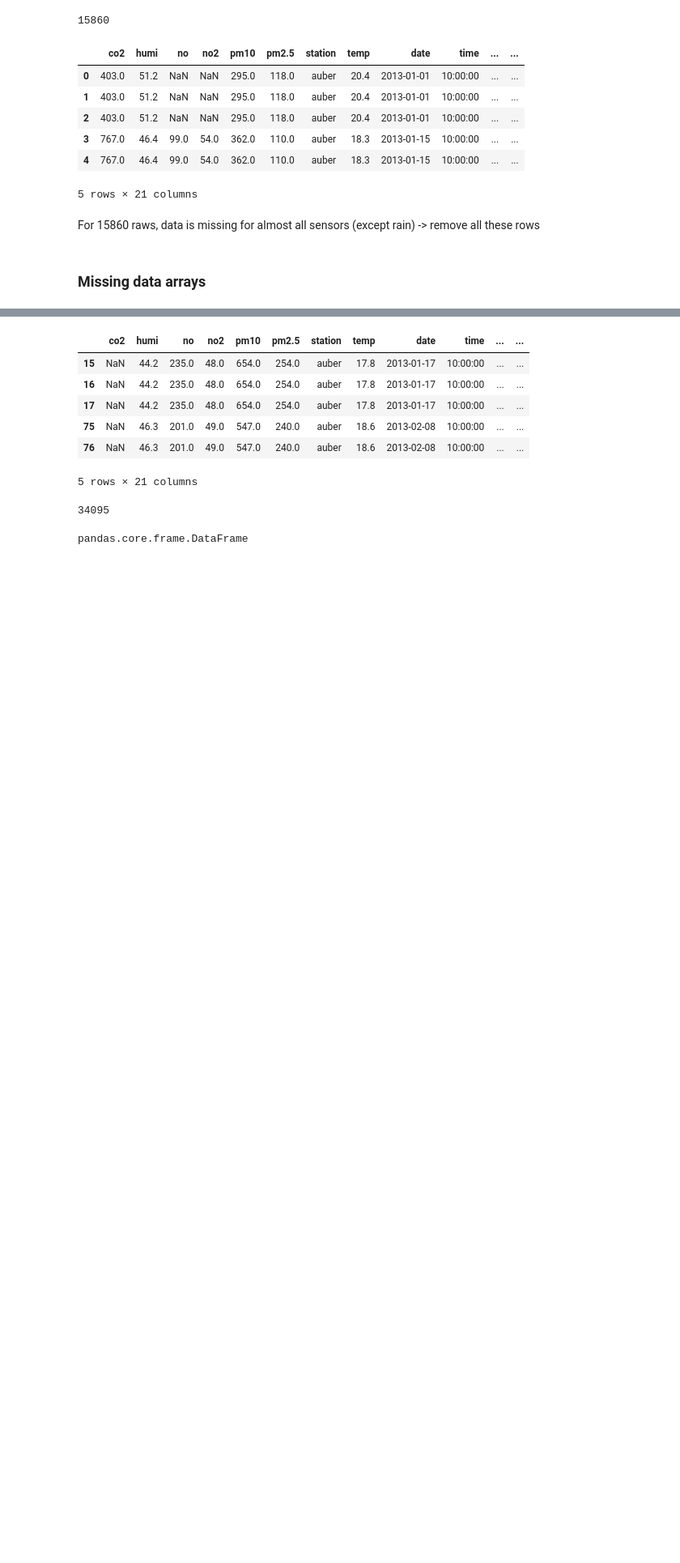
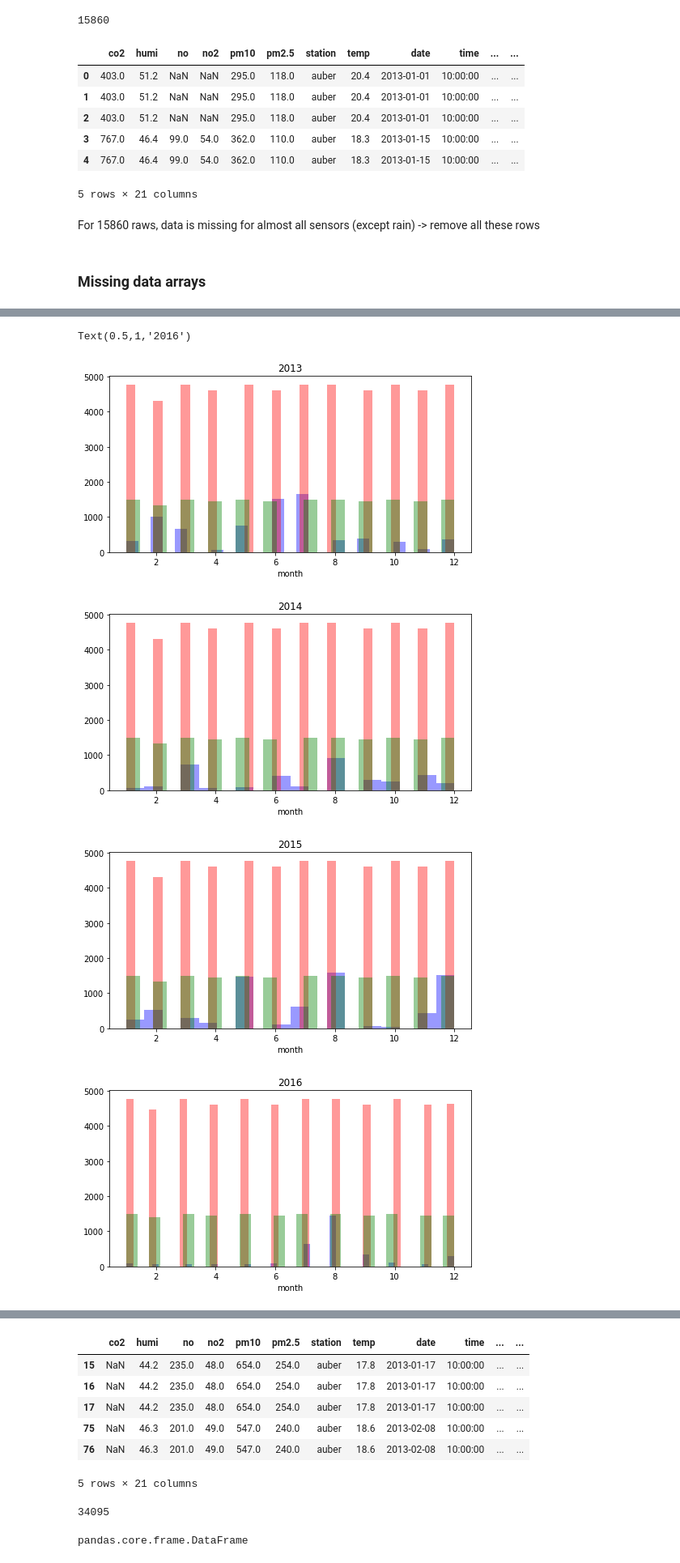
Before and after one commit to MrMey/underground_air_quality_analysis, a Jupyter notebook: Missing_data_analysis_1.ipynb, the cells around one changed output, grey strips where cells are left out. Shown: that part at 81% size. Drawn from its saved outputs; the diff is of its cells as text; code cells hidden in the pictures; blank space fills up the shorter version.

```diff
--- a/Missing_data_analysis_1.ipynb
+++ b/Missing_data_analysis_1.ipynb
@@ -121,0 +142,45 @@ TypeError: invalid type comparison
+# %%
+missing_data_2013 = missing_data[missing_data['date'] < "2014-01-01"]
+missing_data_2014 = missing_data[missing_data['date'] < "2015-01-01"]
+missing_data_2014 = missing_data_2014[missing_data_2014['date'] > "2013-12-31"]
+missing_data_2015 = missing_data[missing_data['date'] < "2016-01-01"]
+missing_data_2015 = missing_data_2015[missing_data_2015['date'] > "2014-12-31"]
+missing_data_2016 = missing_data[missing_data['date'] < "2017-01-01"]
+missing_data_2016 = missing_data_2016[missing_data_2016['date'] > "2015-12-31"]
+missing_data_2017 = missing_data[missing_data['date'] < "2018-01-01"]
+missing_data_2017 = missing_data_2017[missing_data_2017['date'] > "2016-12-31"]
+# %%
+
+#2013
+fig, ax = plt.subplots(figsize=(8,4))
+sns.distplot(missing_data_2013[missing_data_2013['station'] == 'auber']['month'], ax = ax, kde = False, color='blue', label = 'Auber')
+sns.distplot(missing_data_2013[missing_data_2013['station'] == 'chatelet']['month'], ax = ax, kde = False, color='red')
+sns.distplot(missing_data_2013[missing_data_2013['station'] == 'franklin']['month'], ax = ax, kde = False, color='green')
+plt.title('2013')
+
+#2014
+fig, ax = plt.subplots(figsize=(8,4))
+sns.distplot(missing_data_2014[missing_data_2014['station'] == 'auber']['month'], ax = ax, kde = False, color='blue', label = 'Auber')
+sns.distplot(missing_data_2014[missing_data_2014['station'] == 'chatelet']['month'], ax = ax, kde = False, color='red')
+sns.distplot(missing_data_2014[missing_data_2014['station'] == 'franklin']['month'], ax = ax, kde = False, color='green')
+plt.title('2014')
+
+#2015
+fig, ax = plt.subplots(figsize=(8,4))
+sns.distplot(missing_data_2015[missing_data_2015['station'] == 'auber']['month'], ax = ax, kde = False, color='blue', label = 'Auber')
+sns.distplot(missing_data_2015[missing_data_2015['station'] == 'chatelet']['month'], ax = ax, kde = False, color='red')
+sns.distplot(missing_data_2015[missing_data_2015['station'] == 'franklin']['month'], ax = ax, kde = False, color='green')
+plt.title('2015')
+
+#2016
+fig, ax = plt.subplots(figsize=(8,4))
+sns.distplot(missing_data_2016[missing_data_2016['station'] == 'auber']['month'], ax = ax, kde = False, color='blue', label = 'Auber')
+sns.distplot(missing_data_2016[missing_data_2016['station'] == 'chatelet']['month'], ax = ax, kde = False, color='red')
+sns.distplot(missing_data_2016[missing_data_2016['station'] == 'franklin']['month'], ax = ax, kde = False, color='green')
+plt.title('2016')
+# %% [output]
+Text(0.5,1,'2016')
+[figure, added]
+[figure, added]
+[figure, added]
+[figure, added]
```
Also changed, not shown: parts of 26 cells of this notebook, 1 other file.
